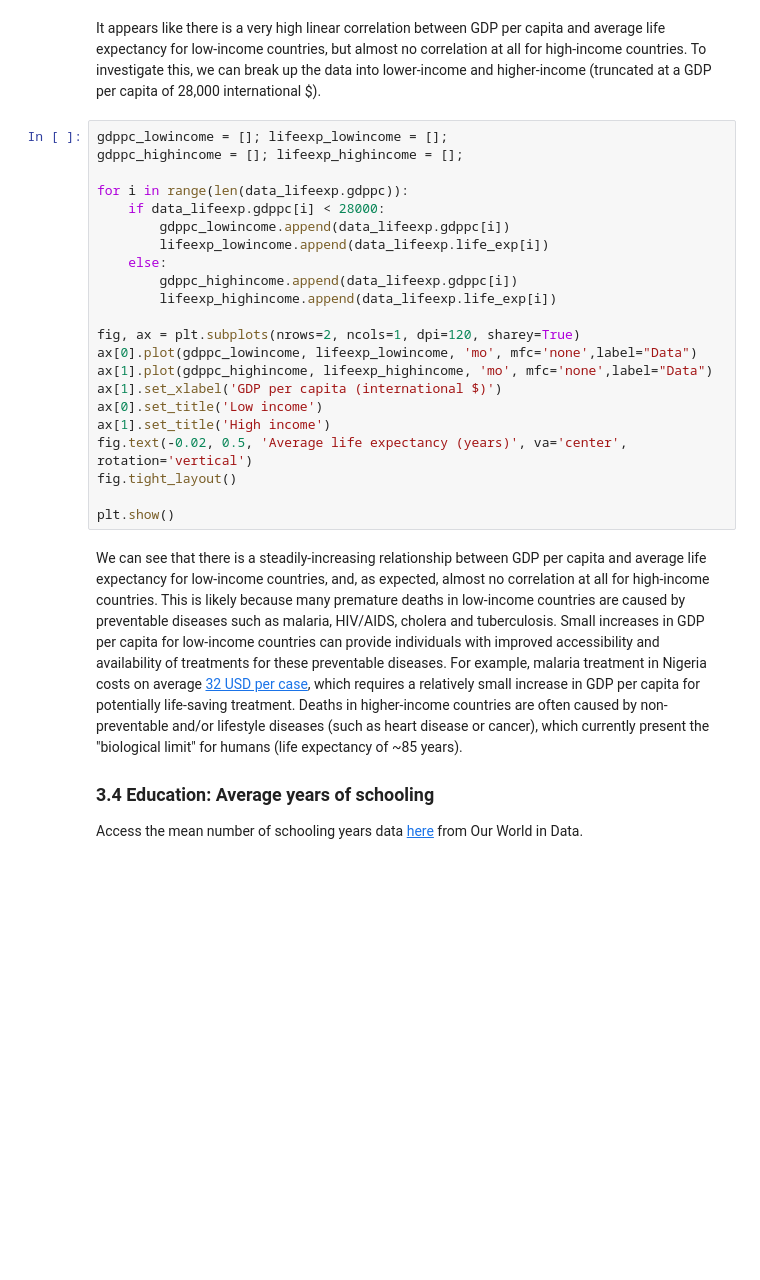
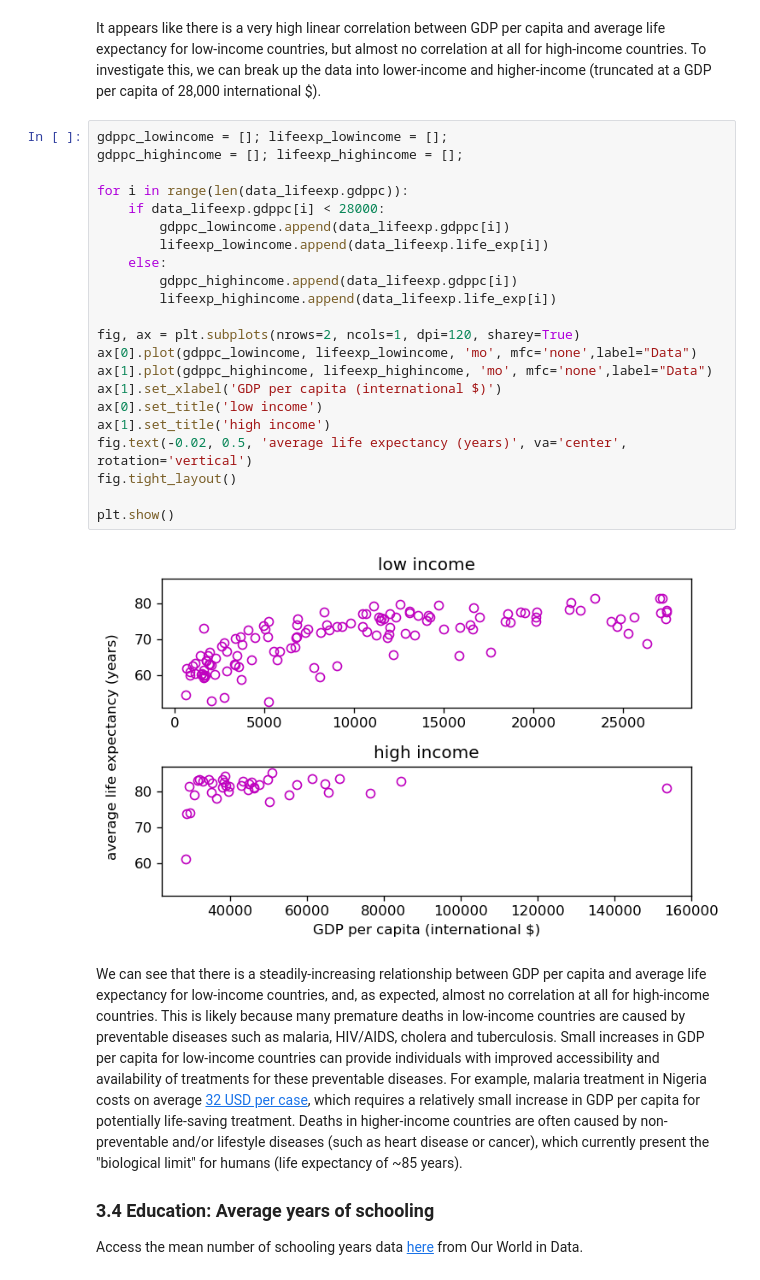
Before and after one commit to QuantEcon/reading-group-2024, a Jupyter notebook: notebooks/gdp_lecture/notebook/GDP_Correlations_Simple.ipynb, the cells around one changed output. Saved outputs shown, nothing was run; the diff lists cells and outputs as text; blank space fills up the shorter version.

```diff
--- a/notebooks/gdp_lecture/notebook/GDP_Correlations_Simple.ipynb
+++ b/notebooks/gdp_lecture/notebook/GDP_Correlations_Simple.ipynb
@@ -344,25 +367,27 @@ It appears like there is a very high linear correlation between GDP per capita a
 # %%
 gdppc_lowincome = []; lifeexp_lowincome = [];
 gdppc_highincome = []; lifeexp_highincome = [];
 
 for i in range(len(data_lifeexp.gdppc)):
     if data_lifeexp.gdppc[i] < 28000:
         gdppc_lowincome.append(data_lifeexp.gdppc[i])
         lifeexp_lowincome.append(data_lifeexp.life_exp[i])
     else:
         gdppc_highincome.append(data_lifeexp.gdppc[i])
         lifeexp_highincome.append(data_lifeexp.life_exp[i])
 
 fig, ax = plt.subplots(nrows=2, ncols=1, dpi=120, sharey=True)
 ax[0].plot(gdppc_lowincome, lifeexp_lowincome, 'mo', mfc='none',label="Data")
 ax[1].plot(gdppc_highincome, lifeexp_highincome, 'mo', mfc='none',label="Data")
 ax[1].set_xlabel('GDP per capita (international $)')
-ax[0].set_title('Low income')
-ax[1].set_title('High income')
-fig.text(-0.02, 0.5, 'Average life expectancy (years)', va='center', rotation='vertical')
+ax[0].set_title('low income')
+ax[1].set_title('high income')
+fig.text(-0.02, 0.5, 'average life expectancy (years)', va='center', rotation='vertical')
 fig.tight_layout()
 
 plt.show()
+# %% [output]
+[figure, added]
 # %% [markdown]
 We can see that there is a steadily-increasing relationship between GDP per capita and average life expectancy for low-income countries, and, as expected, almost no correlation at all for high-income countries. This is likely because many premature deaths in low-income countries are caused by preventable diseases such as malaria, HIV/AIDS, cholera and tuberculosis. Small increases in GDP per capita for low-income countries can provide individuals with improved accessibility and availability of treatments for these preventable diseases. For example, malaria treatment in Nigeria costs on average [32 USD per case](https://www.ncbi.nlm.nih.gov/pmc/articles/PMC5691839/), which requires a relatively small increase in GDP per capita for potentially life-saving treatment. Deaths in higher-income countries are often caused by non-preventable and/or lifestyle diseases (such as heart disease or cancer), which currently present the "biological limit" for humans (life expectancy of ~85 years).
 
```
Also changed, not shown: parts of 12 cells of this notebook, 1 other file.
